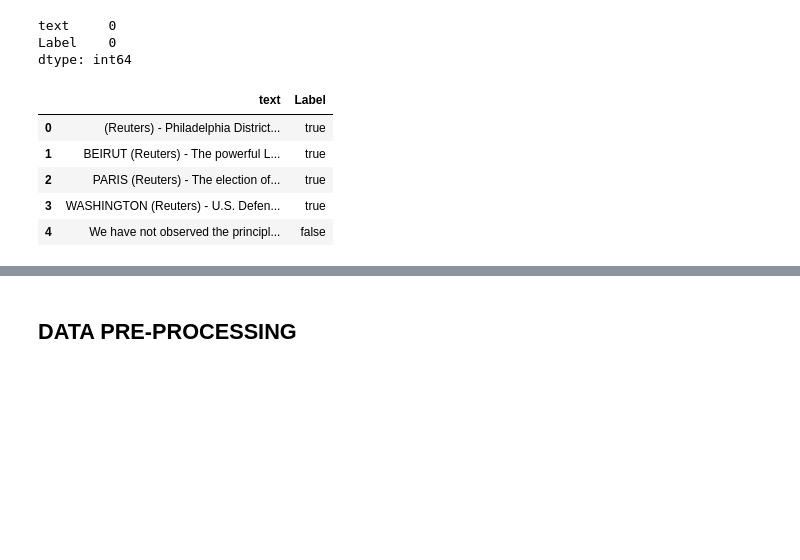
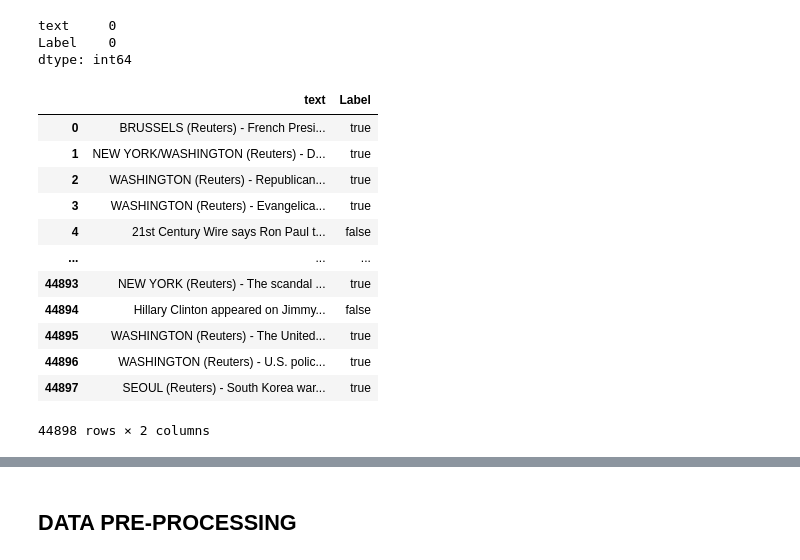
Before and after one commit to Proyek-2-Pengolahan-Data-Saintifik/de-hok, a Jupyter notebook: Hoax_Detection.ipynb, the cells around one changed output, grey strips where cells are left out. Saved outputs shown, nothing was run; the diff lists cells and outputs as text; code cells hidden in the pictures; blank space fills up the shorter version.

```diff
--- a/Hoax_Detection.ipynb
+++ b/Hoax_Detection.ipynb
@@ -78,11 +88,18 @@ merge = merge.sample(frac = 1)
 merge.reset_index(inplace = True)
 merge.drop(["index"], axis = 1, inplace = True)
 # %%
-merge.head()
+merge
 # %% [output]
 |  | text | Label |
-| 0 | (Reuters) - Philadelphia District... | true |
-| 1 | BEIRUT (Reuters) - The powerful L... | true |
-| 2 | PARIS (Reuters) - The election of... | true |
-| 3 | WASHINGTON (Reuters) - U.S. Defen... | true |
-| 4 | We have not observed the principl... | false |
+| 0 | BRUSSELS (Reuters) - French Presi... | true |
+| 1 | NEW YORK/WASHINGTON (Reuters) - D... | true |
+| 2 | WASHINGTON (Reuters) - Republican... | true |
+| 3 | WASHINGTON (Reuters) - Evangelica... | true |
+| 4 | 21st Century Wire says Ron Paul t... | false |
+| ... | ... | ... |
+| 44893 | NEW YORK (Reuters) - The scandal ... | true |
+| 44894 | Hillary Clinton appeared on Jimmy... | false |
+| 44895 | WASHINGTON (Reuters) - The United... | true |
+| 44896 | WASHINGTON (Reuters) - U.S. polic... | true |
+| 44897 | SEOUL (Reuters) - South Korea war... | true |
+44898 rows × 2 columns
```
Also changed, not shown: parts of 3 cells of this notebook.
